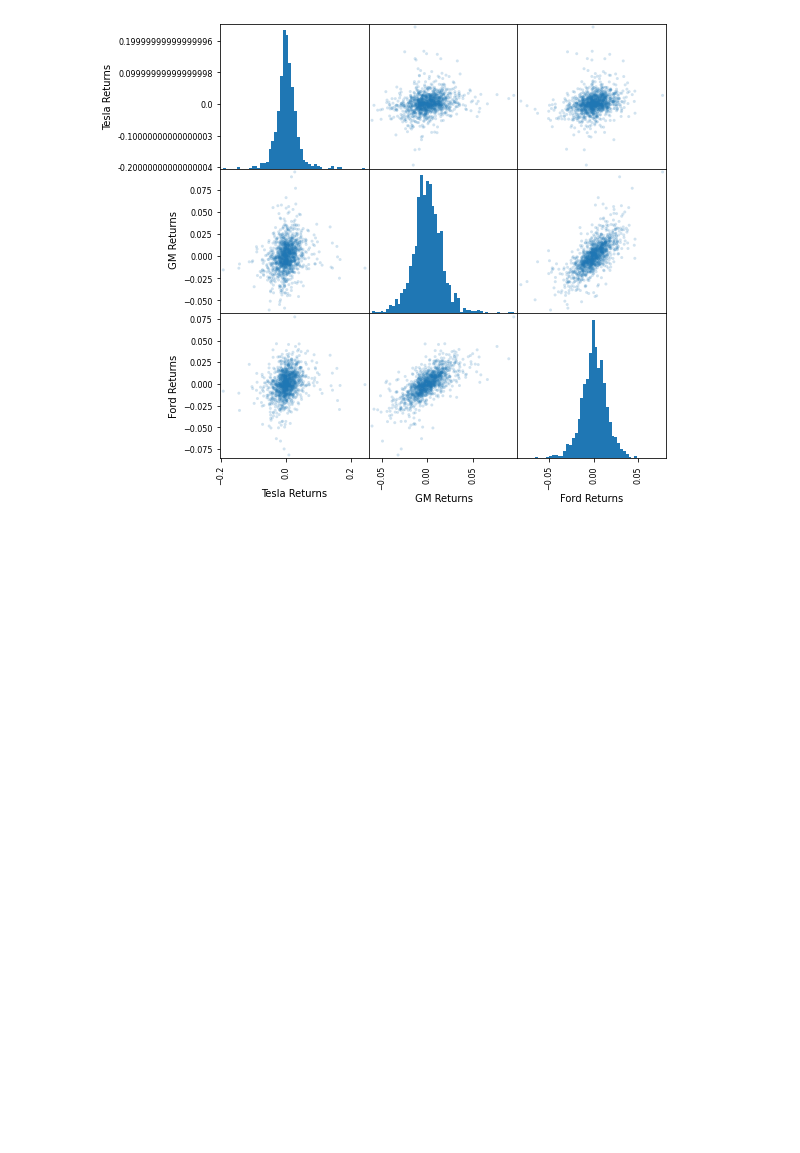
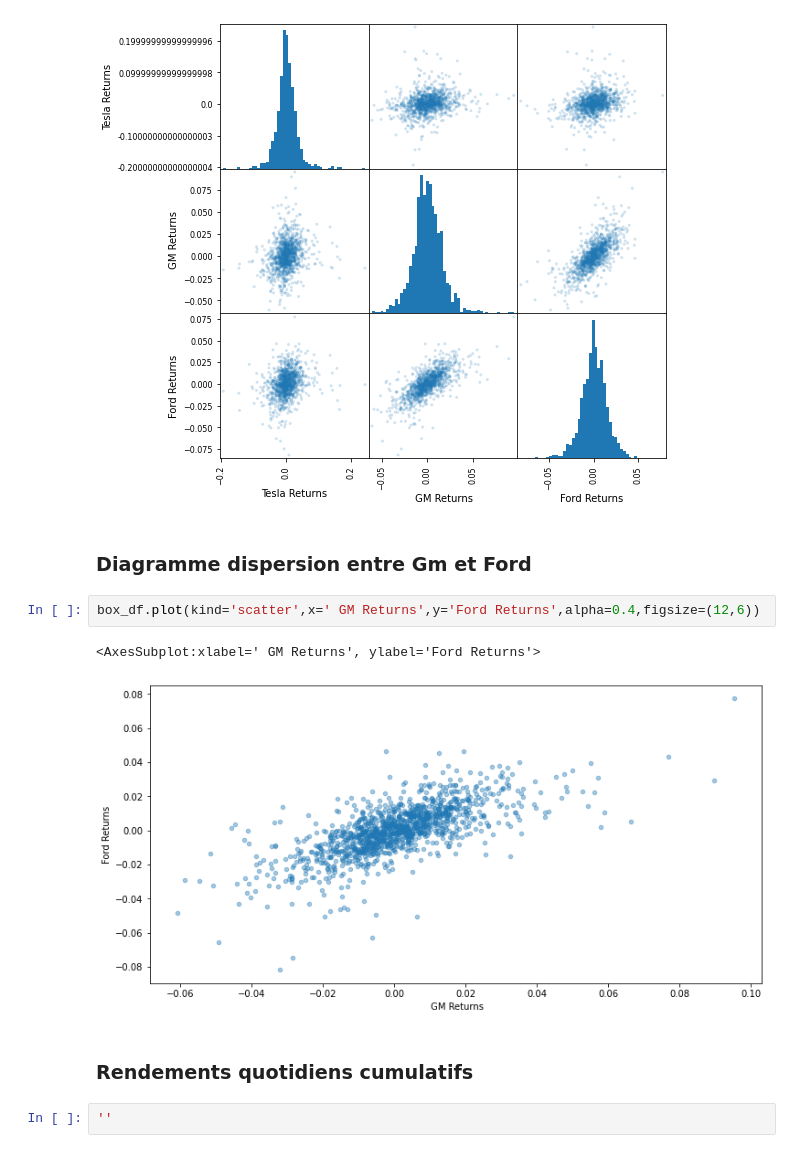
Before and after one commit to micka-sudo/analyse_bourse, a Jupyter notebook: analyse_tesla.ipynb, the cells around one changed output. Drawn from its saved outputs; the diff is of its cells as text; blank space fills up the shorter version.

```diff
--- a/analyse_tesla.ipynb
+++ b/analyse_tesla.ipynb
@@ -273,3 +273,14 @@ array([[<AxesSubplot:xlabel='Tesla Returns', ylabel='Tesla Returns'>,
         <AxesSubplot:xlabel='Ford Returns', ylabel='Ford Returns'>]],
       dtype=object)
 [figure]
+# %% [markdown]
+### Diagramme dispersion entre Gm et Ford
+# %%
+box_df.plot(kind='scatter',x=' GM Returns',y='Ford Returns',alpha=0.4,figsize=(12,6))
+# %% [output]
+<AxesSubplot:xlabel=' GM Returns', ylabel='Ford Returns'>
+[figure, added]
+# %% [markdown]
+### Rendements quotidiens cumulatifs
+# %%
+''
```
